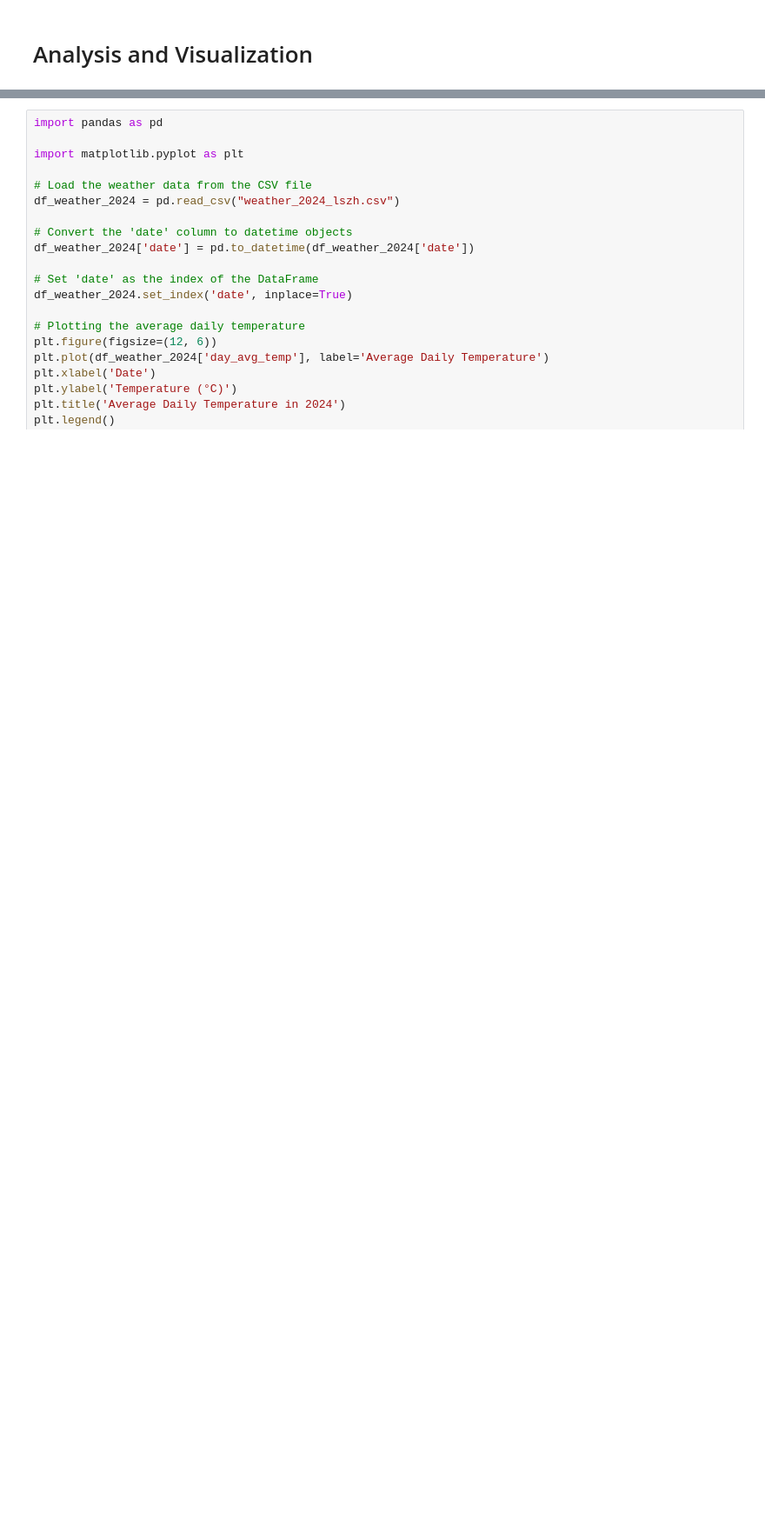
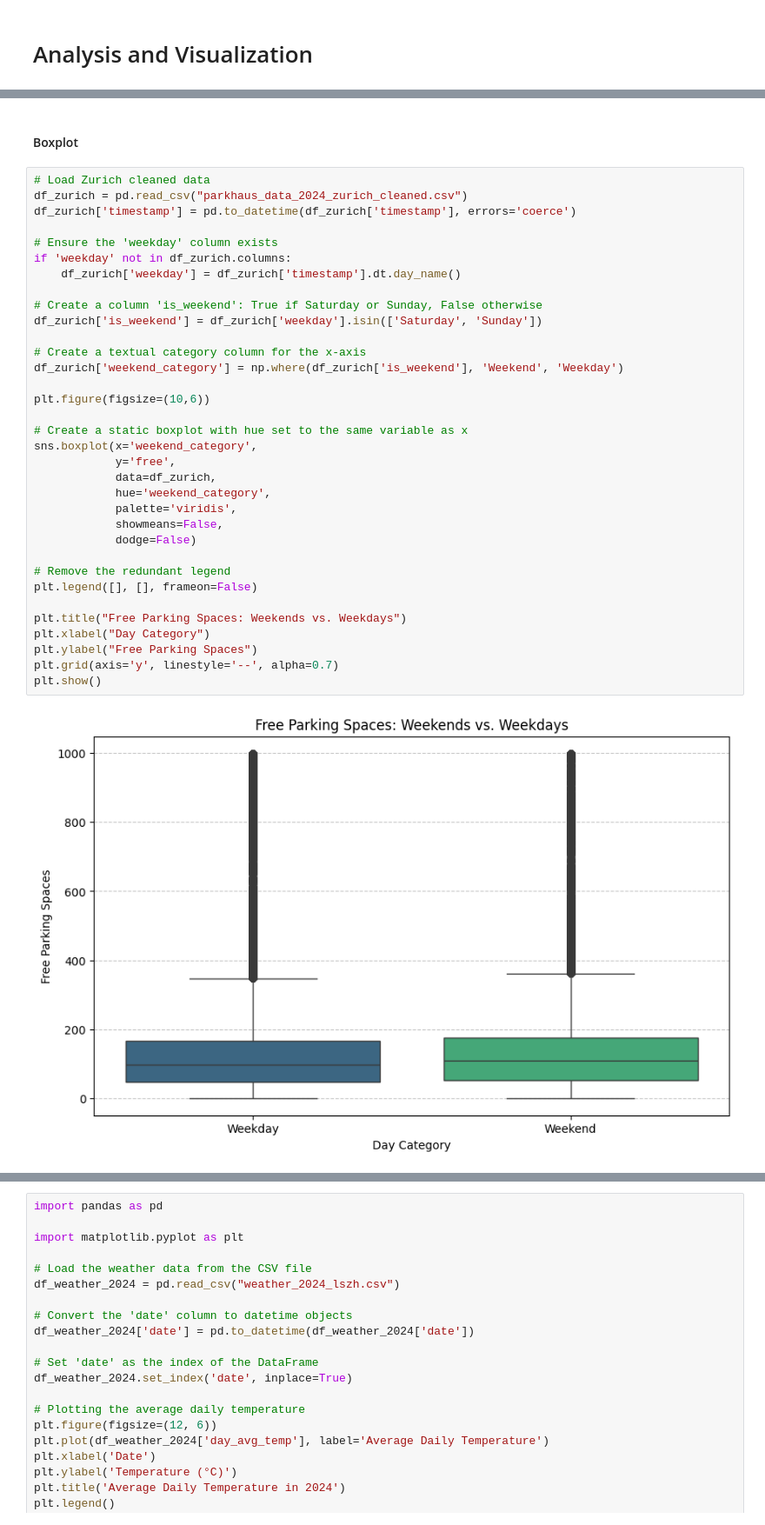
Before and after one commit to abishanaru/CIP_FS25_102, a Jupyter notebook: main.ipynb, the cells around one changed output, grey strips where cells are left out. Shown at 87% size. Cells and saved outputs as stored; diff of their text form; blank space fills up the shorter version.

```diff
--- a/main.ipynb
+++ b/main.ipynb
@@ -422,0 +664,38 @@ Cleaned Basel data saved to 'parkhaus_data_2024_basel_cleaned.csv'
+# %% [markdown]
+#### Boxplot
+# %%
+# Load Zurich cleaned data
+df_zurich = pd.read_csv("parkhaus_data_2024_zurich_cleaned.csv")
+df_zurich['timestamp'] = pd.to_datetime(df_zurich['timestamp'], errors='coerce')
+
+# Ensure the 'weekday' column exists
+if 'weekday' not in df_zurich.columns:
+    df_zurich['weekday'] = df_zurich['timestamp'].dt.day_name()
+
+# Create a column 'is_weekend': True if Saturday or Sunday, False otherwise
+df_zurich['is_weekend'] = df_zurich['weekday'].isin(['Saturday', 'Sunday'])
+
+# Create a textual category column for the x-axis
+df_zurich['weekend_category'] = np.where(df_zurich['is_weekend'], 'Weekend', 'Weekday')
+
+plt.figure(figsize=(10,6))
+
+# Create a static boxplot with hue set to the same variable as x
+sns.boxplot(x='weekend_category',
+            y='free',
+            data=df_zurich,
+            hue='weekend_category',
+            palette='viridis',
+            showmeans=False,
+            dodge=False)
+
+# Remove the redundant legend
+plt.legend([], [], frameon=False)
+
+plt.title("Free Parking Spaces: Weekends vs. Weekdays")
+plt.xlabel("Day Category")
+plt.ylabel("Free Parking Spaces")
+plt.grid(axis='y', linestyle='--', alpha=0.7)
+plt.show()
+# %% [output]
+[figure, added]
```
Also changed, not shown: parts of 41 cells of this notebook.
